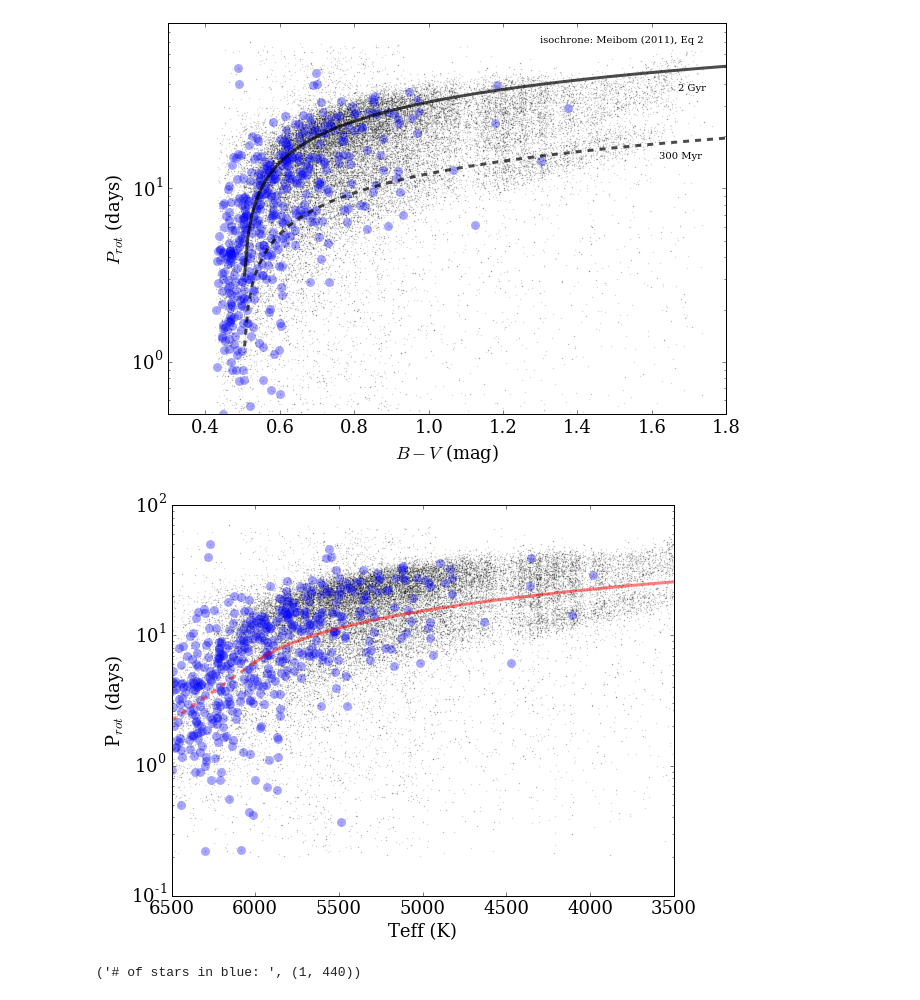
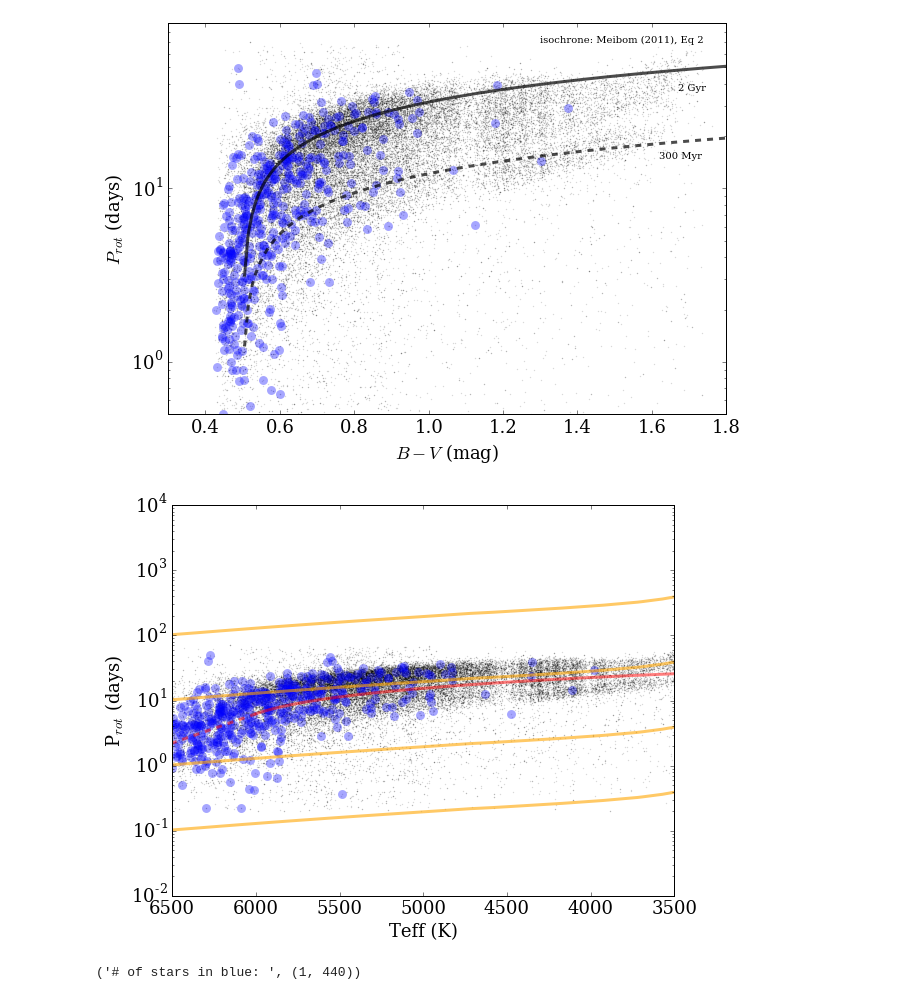
Before and after one commit to jradavenport/gaia_rot, a Jupyter notebook: explore.ipynb, the cells around one changed output. Drawn from its saved outputs; the diff is of its cells as text; code cells hidden in the pictures.

```diff
--- a/explore.ipynb
+++ b/explore.ipynb
@@ -396,39 +396,39 @@ cm = plt.cm.get_cmap('Spectral')
 plt.scatter(gaia[u'Teff'], gaia[u'Prot'], s=2, alpha=0.15, c='k', lw=0, rasterized=True)
 
 plt.scatter(gaia[u'Teff'].values[ok][msok],
             gaia[u'Prot'].values[ok][msok],
             s=80, alpha=0.35, lw=0, rasterized=True)
 
 # add lines of constant Rossby number
-# ms = np.where((iso1['stage'] <= 1))
-# for Ro in [0.01, 0.1, 1]:
-#     plt.plot(10.**iso1['logTe'].values[ms],
-#              (Ro * _tau(iso1['M_ini'].values[ms])),
-#              lw=3, alpha=0.6, c='k')
+ms = np.where((iso1['stage'] <= 1))
+for Ro in [0.01, 0.1, 1, 10]:
+    plt.plot(10.**iso1['logTe'].values[ms],
+             (Ro * _tau(iso1['M_ini'].values[ms])),
+             lw=3, alpha=0.6, c='orange')
 
 
 # plot the isochrone
 iok = np.where((gaia[u'Teff'].values[sb] < 6000) & (gaia[u'Teff'].values[sb] > 3500))
 plt.plot(gaia[u'Teff'].values[sb][iok], mid_iso[sb][iok], c='red', lw=3, alpha=0.5)
 
 # extend the isochrone by hand
 xx = gaia[u'Teff'].values[sb][iok]
 yy = np.log10(mid_iso[sb][iok])
 bpoint = -20
 m = (yy[bpoint] - yy[-1]) / (xx[bpoint] - xx[-1])
 b = yy[-1] - m*xx[-1]
 # plot the isochrone extension
 plt.plot(np.arange(6000,6600,100), 10.**(np.arange(6000,6600,100)*m+b), c='red', lw=3, alpha=0.5, linestyle='dashed')
 
 
 plt.xlim(6500,3500)
 plt.yscale('log')
 plt.xlabel('Teff (K)')
 plt.ylabel('P$_{rot}$ (days)')
 
 plt.savefig('fig4alt.png', dpi=300, bbox_inches='tight', pad_inches=0.25)
 # %% [output]
-[figure, old version]
+[figure, new version]
 # %%
 # combine and re-sample the modified isochrone to the same as the blue (final) data
 
```
Also changed, not shown: 2 other files.
